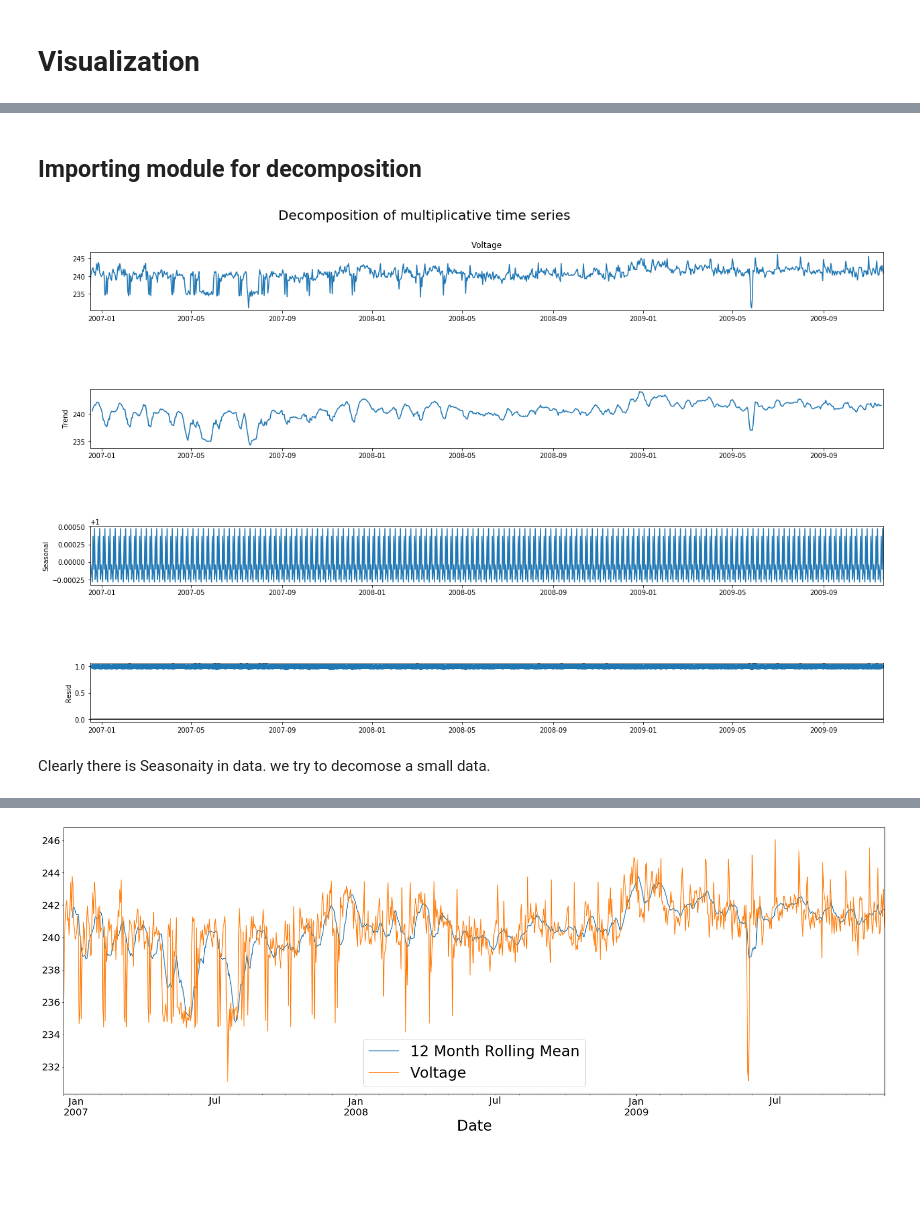
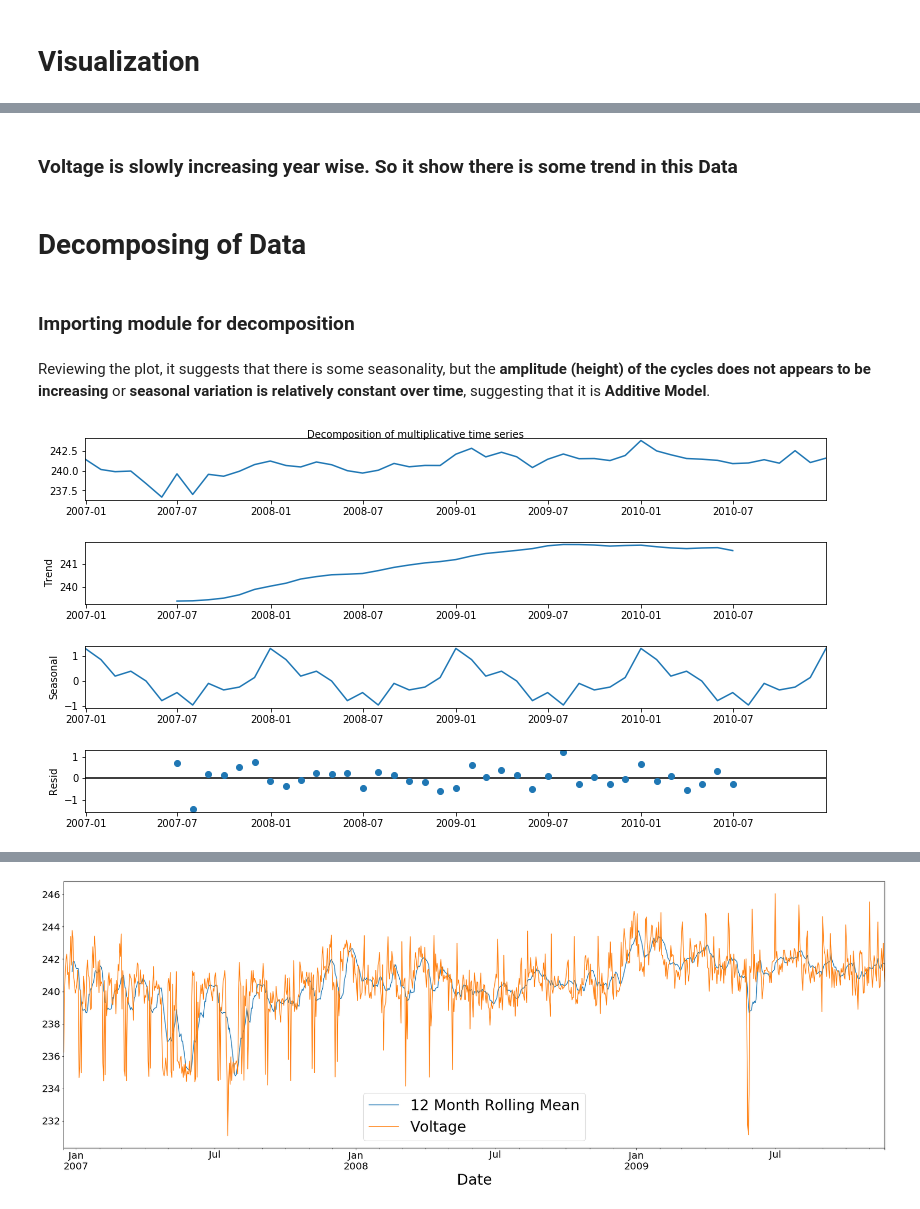
Before and after one commit to SSehrawat1720/ML-Projects, a Jupyter notebook: Time Series Forecasting France House Energy.ipynb, the cells around one changed output, grey strips where cells are left out. Saved outputs shown, nothing was run; the diff lists cells and outputs as text; code cells hidden in the pictures; blank space fills up the shorter version.

Commit message:
Resampling and Correct Decomposition

```diff
--- a/Time Series Forecasting France House Energy.ipynb
+++ b/Time Series Forecasting France House Energy.ipynb
@@ -257,0 +264,4 @@ Data.head(4)
+# %%
+Model_Dataset = Data['Voltage'].resample('M').mean()
+# %%
+Model_Dataset = Model_Dataset.to_frame()
@@ -343,21 +300,25 @@ plt.show()
+# %% [markdown]
+### Voltage is slowly increasing year wise. So it show there is some trend in this Data
+# %% [markdown]
+# Decomposing of Data
 # %% [markdown]
-## Importing module for decomposition
+### Importing module for decomposition
 # %%
 import statsmodels.api as sm
+# %% [markdown]
+Reviewing the plot, it suggests that there is some seasonality, but the **amplitude (height) of the cycles does not appears to be increasing** or **seasonal variation is relatively constant over time**, suggesting that it is **Additive Model**.
 # %%
-timeseries = Data['Voltage'][0:1072]
+timeseries = Model_Dataset
 
-# Decomposition of multiplicative time series
-decomposition = sm.tsa.seasonal_decompose(timeseries, model='multiplicative')
+# Decomposition of Additive time series
+decomposition = sm.tsa.seasonal_decompose(timeseries, model='additive')
 
 # Visualisation
-fig = decomposition.plot()
-fig.set_figwidth(20)
-fig.set_figheight(12)
-fig.suptitle('Decomposition of multiplicative time series',fontsize=20)
+grp = decomposition.plot()
+grp.suptitle('Decomposition of multiplicative time series',fontsize=10)
+grp.set_figwidth(12)
+grp.set_figheight(6)
+
 plt.show()
 # %% [output]
-[figure, old version]
+[figure, new version]
-# %% [markdown]
-Clearly there is Seasonaity in data.
-we try to decomose a small data.
```
Also changed, not shown: parts of 43 cells of this notebook.
